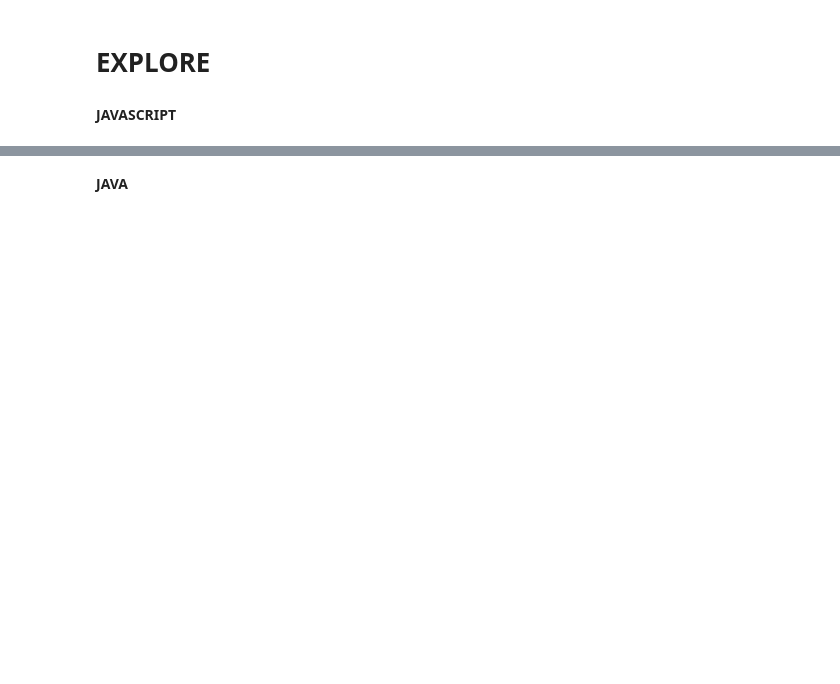
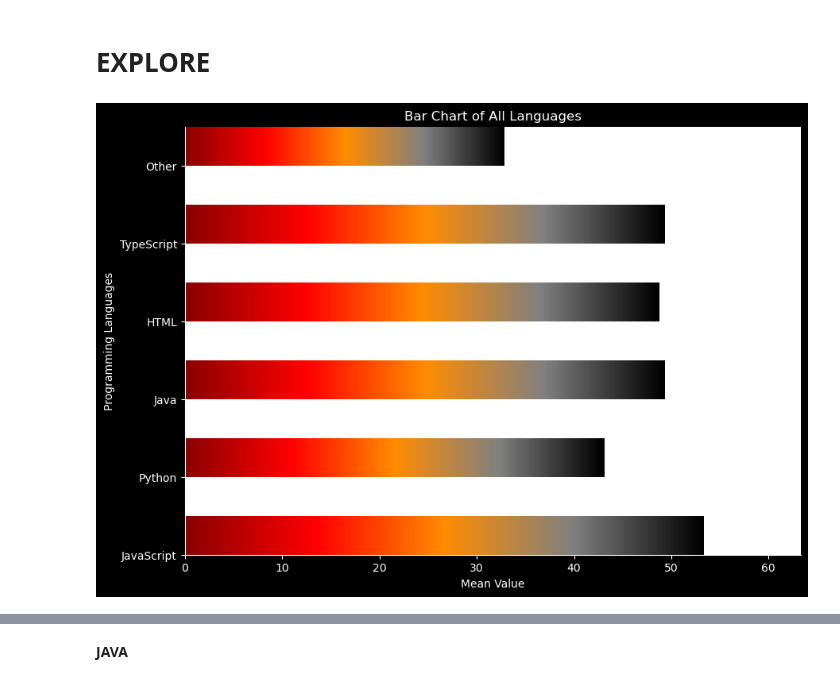
Before and after one commit to fork-your-repository/nlp-project, a Jupyter notebook: explore_ms.ipynb, the cells around one changed output, grey strips where cells are left out. Saved outputs shown, nothing was run; the diff lists cells and outputs as text; code cells hidden in the pictures; blank space fills up the shorter version.

```diff
--- a/explore_ms.ipynb
+++ b/explore_ms.ipynb
@@ -347 +365,12 @@ w.create_bar_chart(words_df, 'language', 'Distribution of Categories')
+# %%
+# Visual of dataset after cleaning and split
+columns = ['JavaScript', 'Python', 'Java', 'HTML', 'TypeScript', 'Other']
+
+# For demonstration purposes, populating the DataFrame with random data:
+data = w.np.random.randint(0, 100, size=(10, len(columns)))
+train_df = w.pd.DataFrame(data, columns=columns)
+
+w.plot_ombre_bars(train_df)
+# %% [output]
+[figure, added]
 # %%
@@ -389,2 +405,0 @@ other_freq = pd.Series(other_words).value_counts()
-# %% [markdown]
-**JAVASCRIPT**
```
Also changed, not shown: parts of 68 cells of this notebook.
